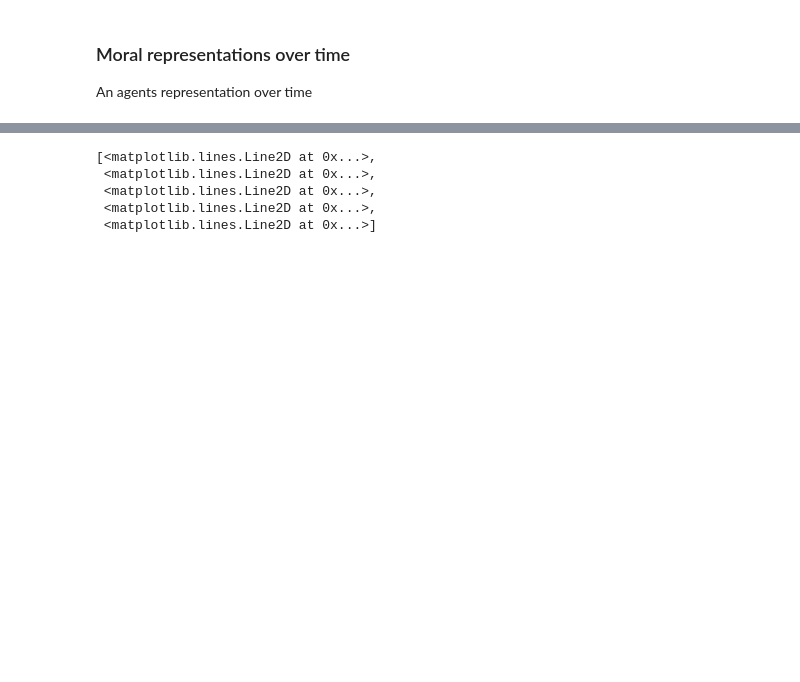
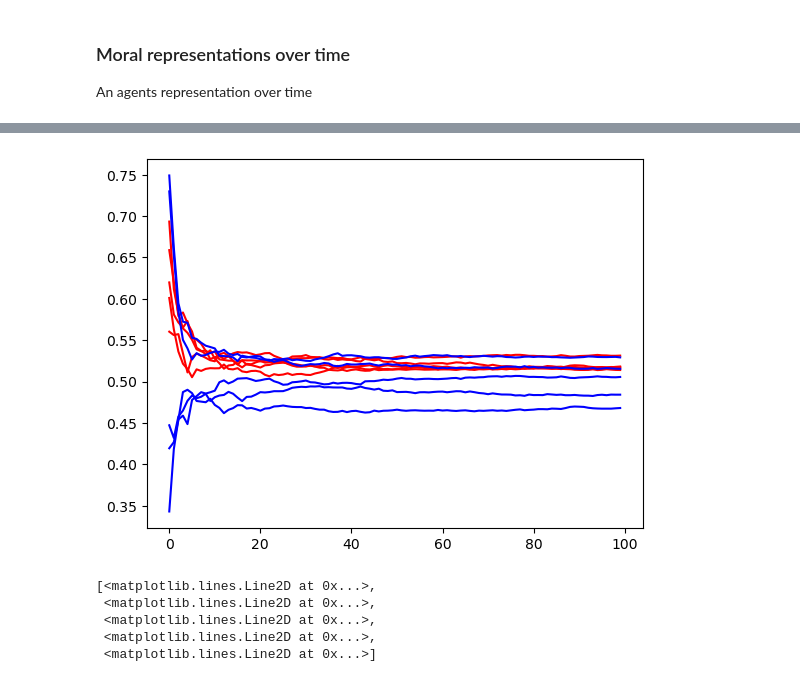
Before and after one commit to navarrenicolas/MoralABM, a Jupyter notebook: model/MoralABM.ipynb, the cells around one changed output, grey strips where cells are left out. Saved outputs shown, nothing was run; the diff lists cells and outputs as text; code cells hidden in the pictures; blank space fills up the shorter version.

```diff
--- a/model/MoralABM.ipynb
+++ b/model/MoralABM.ipynb
@@ -130,6 +132,26 @@ plot_representation(agent)
 # %%
 cons_agents = [i for i in range(n_agents) if i < n_agents// 2]
 lib_agents = [i for i in range(n_agents) if i >= n_agents// 2]
+# %%
+def plot_lib_cons(sim):
+    plt.plot(
+        np.mean(
+            [beta_means(x) for idx,x in enumerate(sim.M_agents[cons_agents,cons_agents,:10,:].T) if idx%10==0],axis=2
+            ),
+        color='r'
+    )
+
+    plt.plot(
+        np.mean(
+            [beta_means(x) for idx,x in enumerate(sim.M_agents[lib_agents,lib_agents,:10,:].T) if idx%10==0],axis=2
+            ),
+        color='b'
+    )
+    plt.show()
+# %%
+plot_lib_cons(abm)
+# %% [output]
+[figure, added]
 # %%
 plt.plot(
     np.mean(
```
Also changed, not shown: parts of 4 cells of this notebook, 2 other files.
